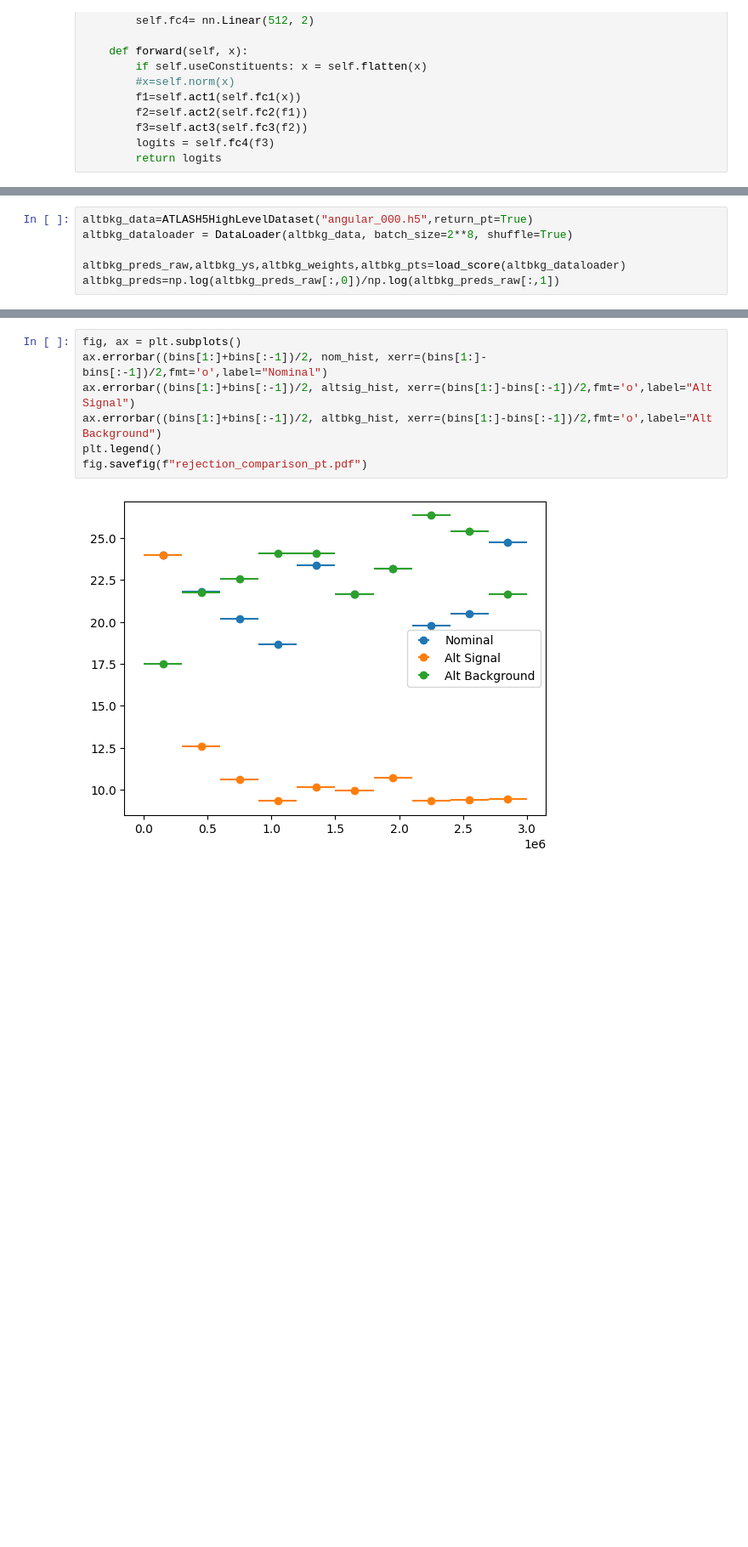
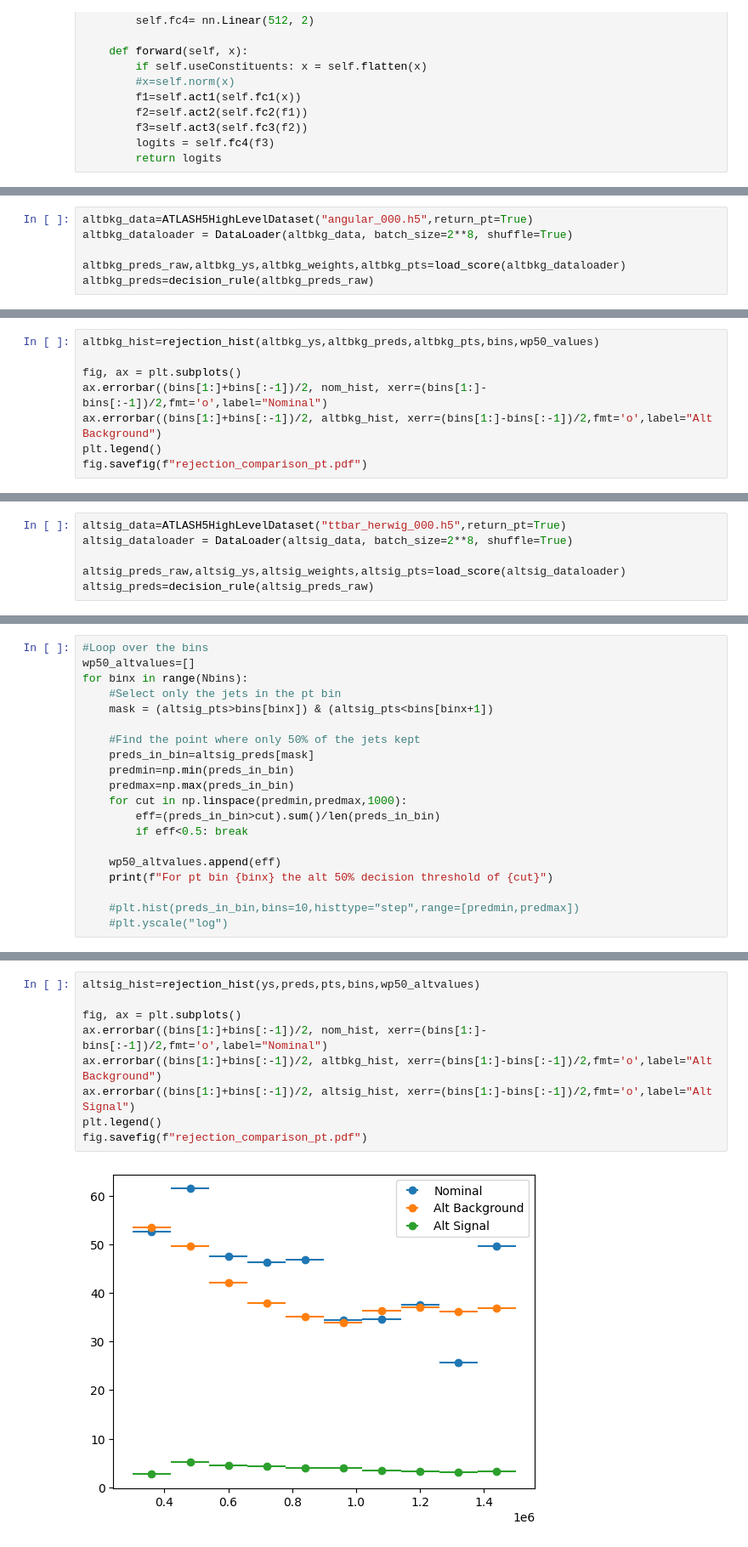
Before and after one commit to RobertLes/cometa-ML-tutorial, a Jupyter notebook: eval.ipynb, the cells around one changed output, grey strips where cells are left out. Shown at 85% size. Saved outputs shown, nothing was run; the diff lists cells and outputs as text; blank space fills up the shorter version.

```diff
--- a/eval.ipynb
+++ b/eval.ipynb
@@ -269,4 +364,4 @@ altbkg_data=ATLASH5HighLevelDataset("angular_000.h5",return_pt=True)
 altbkg_dataloader = DataLoader(altbkg_data, batch_size=2**8, shuffle=True)
 
 altbkg_preds_raw,altbkg_ys,altbkg_weights,altbkg_pts=load_score(altbkg_dataloader)
-altbkg_preds=np.log(altbkg_preds_raw[:,0])/np.log(altbkg_preds_raw[:,1])
+altbkg_preds=decision_rule(altbkg_preds_raw)
@@ -275,0 +370,8 @@ altbkg_hist=rejection_hist(altbkg_ys,altbkg_preds,altbkg_pts,bins,wp50)
+# %%
+altbkg_hist=rejection_hist(altbkg_ys,altbkg_preds,altbkg_pts,bins,wp50_values)
+
+fig, ax = plt.subplots()
+ax.errorbar((bins[1:]+bins[:-1])/2, nom_hist, xerr=(bins[1:]-bins[:-1])/2,fmt='o',label="Nominal")
+ax.errorbar((bins[1:]+bins[:-1])/2, altbkg_hist, xerr=(bins[1:]-bins[:-1])/2,fmt='o',label="Alt Background")
+plt.legend()
+fig.savefig(f"rejection_comparison_pt.pdf")
@@ -275,0 +389,6 @@ altbkg_hist=rejection_hist(altbkg_ys,altbkg_preds,altbkg_pts,bins,wp50)
+# %%
+altsig_data=ATLASH5HighLevelDataset("ttbar_herwig_000.h5",return_pt=True)
+altsig_dataloader = DataLoader(altsig_data, batch_size=2**8, shuffle=True)
+
+altsig_preds_raw,altsig_ys,altsig_weights,altsig_pts=load_score(altsig_dataloader)
+altsig_preds=decision_rule(altsig_preds_raw)
@@ -275,0 +397,20 @@ altbkg_hist=rejection_hist(altbkg_ys,altbkg_preds,altbkg_pts,bins,wp50)
+# %%
+#Loop over the bins
+wp50_altvalues=[]
+for binx in range(Nbins):
+    #Select only the jets in the pt bin
+    mask = (altsig_pts>bins[binx]) & (altsig_pts<bins[binx+1])
+
+    #Find the point where only 50% of the jets kept
+    preds_in_bin=altsig_preds[mask]
+    predmin=np.min(preds_in_bin)
+    predmax=np.max(preds_in_bin)
+    for cut in np.linspace(predmin,predmax,1000):
+        eff=(preds_in_bin>cut).sum()/len(preds_in_bin)
+        if eff<0.5: break
+
+    wp50_altvalues.append(eff)
+    print(f"For pt bin {binx} the alt 50% decision threshold of {cut}")
+
+    #plt.hist(preds_in_bin,bins=10,histtype="step",range=[predmin,predmax])
+    #plt.yscale("log")
@@ -276,9 +428,11 @@ altbkg_hist=rejection_hist(altbkg_ys,altbkg_preds,altbkg_pts,bins,wp50)
 # %%
+altsig_hist=rejection_hist(ys,preds,pts,bins,wp50_altvalues)
+
 fig, ax = plt.subplots()
 ax.errorbar((bins[1:]+bins[:-1])/2, nom_hist, xerr=(bins[1:]-bins[:-1])/2,fmt='o',label="Nominal")
+ax.errorbar((bins[1:]+bins[:-1])/2, altbkg_hist, xerr=(bins[1:]-bins[:-1])/2,fmt='o',label="Alt Background")
 ax.errorbar((bins[1:]+bins[:-1])/2, altsig_hist, xerr=(bins[1:]-bins[:-1])/2,fmt='o',label="Alt Signal")
-ax.errorbar((bins[1:]+bins[:-1])/2, altbkg_hist, xerr=(bins[1:]-bins[:-1])/2,fmt='o',label="Alt Background")
 plt.legend()
 fig.savefig(f"rejection_comparison_pt.pdf")
 # %% [output]
-[figure, old version]
+[figure, new version]
```
Also changed, not shown: parts of 53 cells of this notebook, 1 other file.
